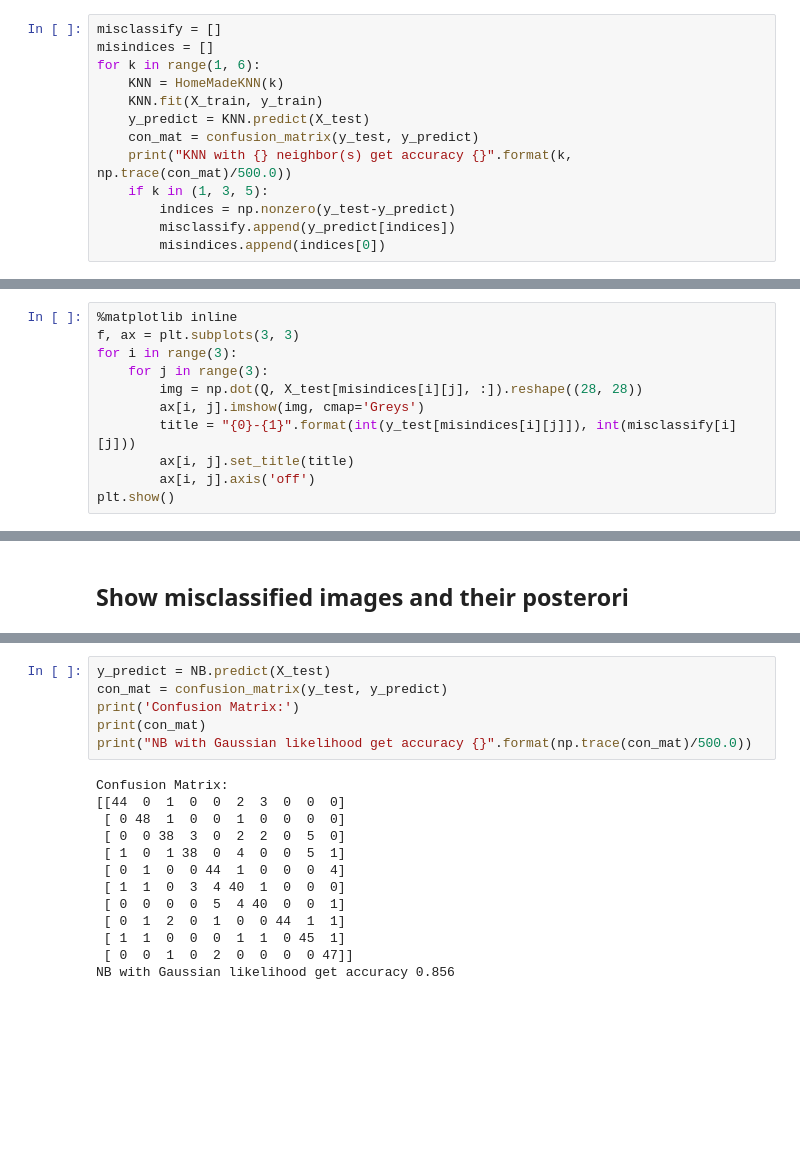
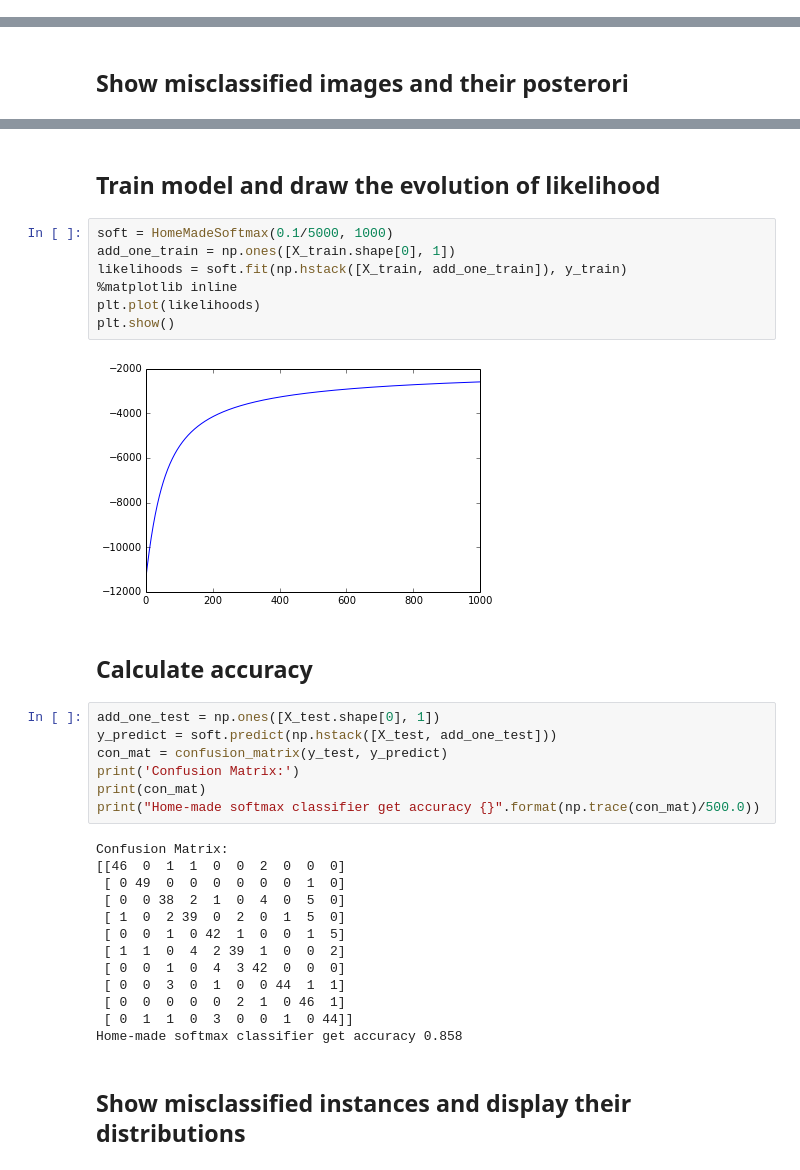
Before and after one commit to jangsutsr/MachineLearning, a Jupyter notebook: hw2/HW2.ipynb, the cells around one changed output, grey strips where cells are left out. Cells and saved outputs as stored; diff of their text form; blank space fills up the shorter version.

```diff
--- a/hw2/HW2.ipynb
+++ b/hw2/HW2.ipynb
@@ -93,13 +94,0 @@ class HomeMadeKNN(object):
-# %%
-misclassify = []
-misindices = []
-for k in range(1, 6):
-    KNN = HomeMadeKNN(k)
-    KNN.fit(X_train, y_train)
-    y_predict = KNN.predict(X_test)
-    con_mat = confusion_matrix(y_test, y_predict)
-    print("KNN with {} neighbor(s) get accuracy {}".format(k, np.trace(con_mat)/500.0))
-    if k in (1, 3, 5):
-        indices = np.nonzero(y_test-y_predict)
-        misclassify.append(y_predict[indices])
-        misindices.append(indices[0])
@@ -114,11 +94,0 @@ KNN with 5 neighbor(s) get accuracy 0.936
-# %%
-%matplotlib inline
-f, ax = plt.subplots(3, 3)
-for i in range(3):
-    for j in range(3):
-        img = np.dot(Q, X_test[misindices[i][j], :]).reshape((28, 28))
-        ax[i, j].imshow(img, cmap='Greys')
-        title = "{0}-{1}".format(int(y_test[misindices[i][j]]), int(misclassify[i][j]))
-        ax[i, j].set_title(title)
-        ax[i, j].axis('off')
-plt.show()
@@ -309,20 +297,36 @@ Class priors
+# %% [markdown]
+## Train model and draw the evolution of likelihood
+# %%
+soft = HomeMadeSoftmax(0.1/5000, 1000)
+add_one_train = np.ones([X_train.shape[0], 1])
+likelihoods = soft.fit(np.hstack([X_train, add_one_train]), y_train)
+%matplotlib inline
+plt.plot(likelihoods)
+plt.show()
+# %% [output]
+[figure, added]
+# %% [markdown]
+## Calculate accuracy
 # %%
-y_predict = NB.predict(X_test)
+add_one_test = np.ones([X_test.shape[0], 1])
+y_predict = soft.predict(np.hstack([X_test, add_one_test]))
 con_mat = confusion_matrix(y_test, y_predict)
 print('Confusion Matrix:')
 print(con_mat)
-print("NB with Gaussian likelihood get accuracy {}".format(np.trace(con_mat)/500.0))
+print("Home-made softmax classifier get accuracy {}".format(np.trace(con_mat)/500.0))
 # %% [output]
 Confusion Matrix:
-[[44  0  1  0  0  2  3  0  0  0]
- [ 0 48  1  0  0  1  0  0  0  0]
- [ 0  0 38  3  0  2  2  0  5  0]
- [ 1  0  1 38  0  4  0  0  5  1]
- [ 0  1  0  0 44  1  0  0  0  4]
- [ 1  1  0  3  4 40  1  0  0  0]
- [ 0  0  0  0  5  4 40  0  0  1]
- [ 0  1  2  0  1  0  0 44  1  1]
- [ 1  1  0  0  0  1  1  0 45  1]
- [ 0  0  1  0  2  0  0  0  0 47]]
-NB with Gaussian likelihood get accuracy 0.856
+[[46  0  1  1  0  0  2  0  0  0]
+ [ 0 49  0  0  0  0  0  0  1  0]
+ [ 0  0 38  2  1  0  4  0  5  0]
+ [ 1  0  2 39  0  2  0  1  5  0]
+ [ 0  0  1  0 42  1  0  0  1  5]
+ [ 1  1  0  4  2 39  1  0  0  2]
+ [ 0  0  1  0  4  3 42  0  0  0]
+ [ 0  0  3  0  1  0  0 44  1  1]
+ [ 0  0  0  0  0  2  1  0 46  1]
+ [ 0  1  1  0  3  0  0  1  0 44]]
+Home-made softmax classifier get accuracy 0.858
+# %% [markdown]
+## Show misclassified instances and display their distributions
 # %%
```
Also changed, not shown: parts of 28 cells of this notebook.
